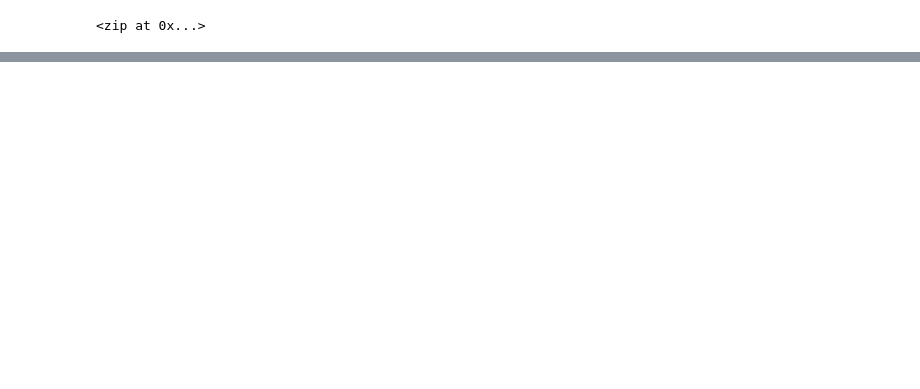
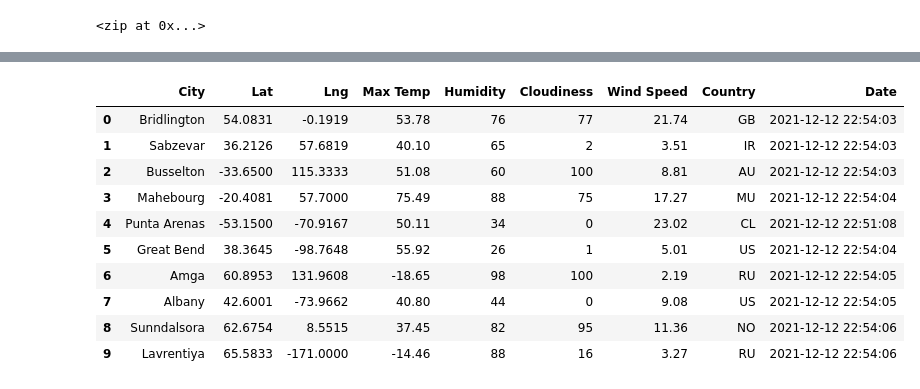
Before and after one commit to mcollmeyer8/World_Weather_Analysis, a Jupyter notebook: WeatherPy.ipynb, the cells around one changed output, grey strips where cells are left out. Saved outputs shown, nothing was run; the diff lists cells and outputs as text; code cells hidden in the pictures; blank space fills up the shorter version.

```diff
--- a/WeatherPy.ipynb
+++ b/WeatherPy.ipynb
@@ -37,0 +44,3 @@ len(cities)
+# %%
+# Starting URL for Weather Map API Call.
+url = "http://api.openweathermap.org/data/2.5/weather?units=Imperial&APPID=" + weather_api_key
@@ -37,0 +131,16 @@ len(cities)
+# %%
+# Convert the array of dictionaries to a Pandas DataFrame.
+city_data_df = pd.DataFrame(city_data)
+city_data_df.head(10)
+# %% [output]
+|  | City | Lat | Lng | Max Temp | Humidity | Cloudiness | Wind Speed | Country | Date |
+| 0 | Bridlington | 54.0831 | -0.1919 | 53.78 | 76 | 77 | 21.74 | GB | 2021-12-12 22:54:03 |
+| 1 | Sabzevar | 36.2126 | 57.6819 | 40.10 | 65 | 2 | 3.51 | IR | 2021-12-12 22:54:03 |
+| 2 | Busselton | -33.6500 | 115.3333 | 51.08 | 60 | 100 | 8.81 | AU | 2021-12-12 22:54:03 |
+| 3 | Mahebourg | -20.4081 | 57.7000 | 75.49 | 88 | 75 | 17.27 | MU | 2021-12-12 22:54:04 |
+| 4 | Punta Arenas | -53.1500 | -70.9167 | 50.11 | 34 | 0 | 23.02 | CL | 2021-12-12 22:51:08 |
+| 5 | Great Bend | 38.3645 | -98.7648 | 55.92 | 26 | 1 | 5.01 | US | 2021-12-12 22:54:04 |
+| 6 | Amga | 60.8953 | 131.9608 | -18.65 | 98 | 100 | 2.19 | RU | 2021-12-12 22:54:05 |
+| 7 | Albany | 42.6001 | -73.9662 | 40.80 | 44 | 0 | 9.08 | US | 2021-12-12 22:54:05 |
+| 8 | Sunndalsora | 62.6754 | 8.5515 | 37.45 | 82 | 95 | 11.36 | NO | 2021-12-12 22:54:06 |
+| 9 | Lavrentiya | 65.5833 | -171.0000 | -14.46 | 88 | 16 | 3.27 | RU | 2021-12-12 22:54:06 |
```
Also changed, not shown: parts of 10 cells of this notebook, 1 other file.
